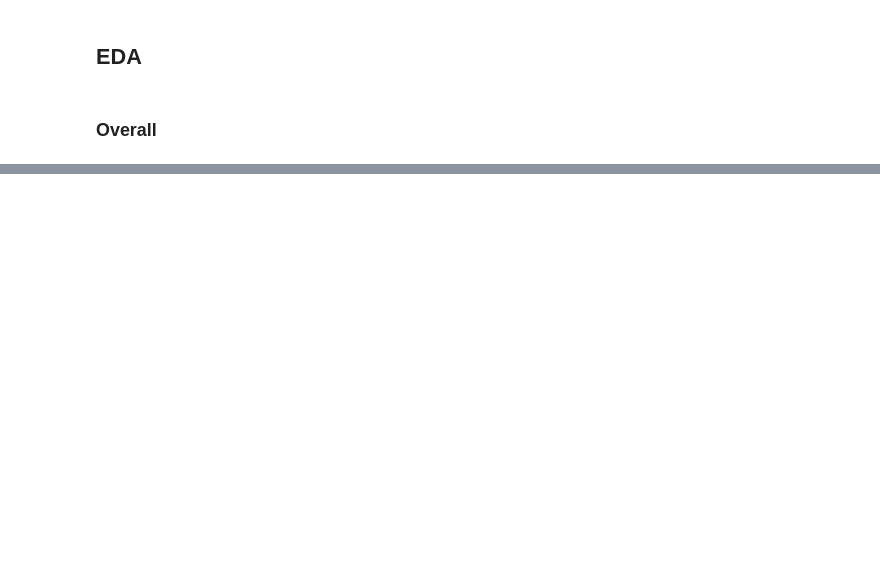
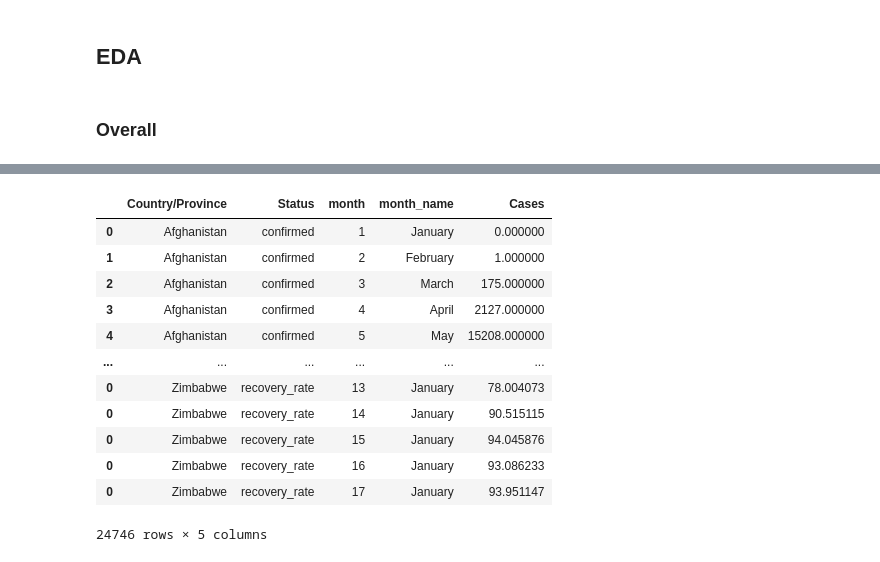
Before and after one commit to Papagiannopoulos/CoVid19-global-dashboard, a Jupyter notebook: Programs/data_cleaning.ipynb, the cells around one changed output, grey strips where cells are left out. Cells and saved outputs as stored; diff of their text form; code cells hidden in the pictures; blank space fills up the shorter version.

```diff
--- a/Programs/data_cleaning.ipynb
+++ b/Programs/data_cleaning.ipynb
@@ -293,19 +299,22 @@ Index(['US:Wyoming', 'US:Wisconsin', 'US:West Virginia', 'US:Washington',
       dtype='object', name='Country/Province')
 # %%
 #Overall metrics
-total = datalong.groupby(['Country/Province', 'Status'])['Cases'].max().reset_index()
+total_per_country = datalong.groupby(['Country/Province', 'Status'])['Cases'].max().reset_index().copy()
 out = pd.DataFrame()
-for country in total['Country/Province'].unique():
-    d = total[total['Country/Province'] == country]
+for country in total_per_country['Country/Province'].unique():
+    d = total_per_country[total_per_country['Country/Province'] == country]
     if len(d['Status'].unique()) == 3:
         recovery_rate = (d[d['Status'] == 'recovered']['Cases'].values[0] / d[d['Status'] == 'confirmed']['Cases'].values[0])*100
         death_rate = (d[d['Status'] == 'death']['Cases'].values[0] / d[d['Status'] == 'confirmed']['Cases'].values[0])*100
     elif len(d['Status'].unique()) == 2:
         death_rate = (d[d['Status'] == 'death']['Cases'].values[0] / d[d['Status'] == 'confirmed']['Cases'].values[0])*100
+    else:
+        recovery_rate, death_rate = np.nan, np.nan
     out = pd.concat([out, pd.DataFrame({
         'Country/Province': country,
         'Status': ['recovery_rate', 'death_rate'],
         'Cases': [recovery_rate, death_rate],
             })])
-total = pd.concat([total, out], axis = 0).sort_values(by = ['Country/Province', 'Cases']).fillna(0)
-total.loc[total['Status'] == 'death_rate', :].head(3)
+total_per_country = pd.concat([total_per_country, out], axis = 0).sort_values(by = ['Country/Province', 'Cases'])#.fillna(0)
+total_per_country.dropna(inplace=True)
+#total_per_country.loc[total_per_country['Status'] == 'death_rate', :].head(3)
@@ -317,15 +321,17 @@ total.loc[total['Status'] == 'death_rate', :].head(3)
 # %%
 #Monthly metrics
-monthly = datalong.groupby(['Country/Province', 'Status', 'month', 'month_name'])['Cases'].max().reset_index()
+monthly_per_country = datalong.groupby(['Country/Province', 'Status', 'month', 'month_name'])['Cases'].max().reset_index().copy()
 out = pd.DataFrame()
-for country in monthly['Country/Province'].unique():
-    for month in monthly['month'].unique():
-        d = monthly[monthly['Country/Province'] == country]
+for country in monthly_per_country['Country/Province'].unique():
+    for month in monthly_per_country['month'].unique():
+        d = monthly_per_country[monthly_per_country['Country/Province'] == country]
         if len(d['Status'].unique()) == 3:
             recovery_rate = (d[(d['Status'] == 'recovered') & (d['month'] == month)]['Cases'].values[0] / d[(d['Status'] == 'confirmed') & ((d['month'] == month))]['Cases'].values[0])*100
             death_rate = (d[(d['Status'] == 'death') & ((d['month'] == month))]['Cases'].values[0] / d[(d['Status'] == 'confirmed') & ((d['month'] == month))]['Cases'].values[0])*100
         elif len(d['Status'].unique()) == 2:
             death_rate = (d[(d['Status'] == 'death') & ((d['month'] == month))]['Cases'].values[0] / d[(d['Status'] == 'confirmed') & ((d['month'] == month))]['Cases'].values[0])*100
+        else:
+            recovery_rate, death_rate = np.nan, np.nan
         out = pd.concat([out, pd.DataFrame({
             'Country/Province': country,
             'Status': ['recovery_rate', 'death_rate'],
@@ -333,5 +339,6 @@ for country in monthly['Country/Province'].unique():
             'month_name': d['month_name'].values[0],
             'Cases': [recovery_rate, death_rate],
                 })])
-monthly = pd.concat([monthly, out], axis = 0).sort_values(by = ['Country/Province', 'Cases']).fillna(0)
-monthly.loc[monthly['Status'] == 'death_rate', :].head(10)
+monthly_per_country = pd.concat([monthly_per_country, out], axis = 0).sort_values(by = ['Country/Province', 'Cases'])#.fillna(0)
+monthly_per_country.dropna(inplace=True)
+#monthly_per_country.loc[monthly_per_country['Status'] == 'death_rate', :].head(10)
@@ -796,0 +721,17 @@ interactive(children=(Dropdown(description='level', options=('Confirmed', 'Death
+# %%
+monthly_per_country.sort_values(by = ['Country/Province', 'Status','month'], inplace=True)
+monthly_per_country
+# %% [output]
+|  | Country/Province | Status | month | month_name | Cases |
+| 0 | Afghanistan | confirmed | 1 | January | 0.000000 |
+| 1 | Afghanistan | confirmed | 2 | February | 1.000000 |
+| 2 | Afghanistan | confirmed | 3 | March | 175.000000 |
+| 3 | Afghanistan | confirmed | 4 | April | 2127.000000 |
+| 4 | Afghanistan | confirmed | 5 | May | 15208.000000 |
+| ... | ... | ... | ... | ... | ... |
+| 0 | Zimbabwe | recovery_rate | 13 | January | 78.004073 |
+| 0 | Zimbabwe | recovery_rate | 14 | January | 90.515115 |
+| 0 | Zimbabwe | recovery_rate | 15 | January | 94.045876 |
+| 0 | Zimbabwe | recovery_rate | 16 | January | 93.086233 |
+| 0 | Zimbabwe | recovery_rate | 17 | January | 93.951147 |
+24746 rows × 5 columns
```
Also changed, not shown: parts of 17 cells of this notebook, 2 other files.
